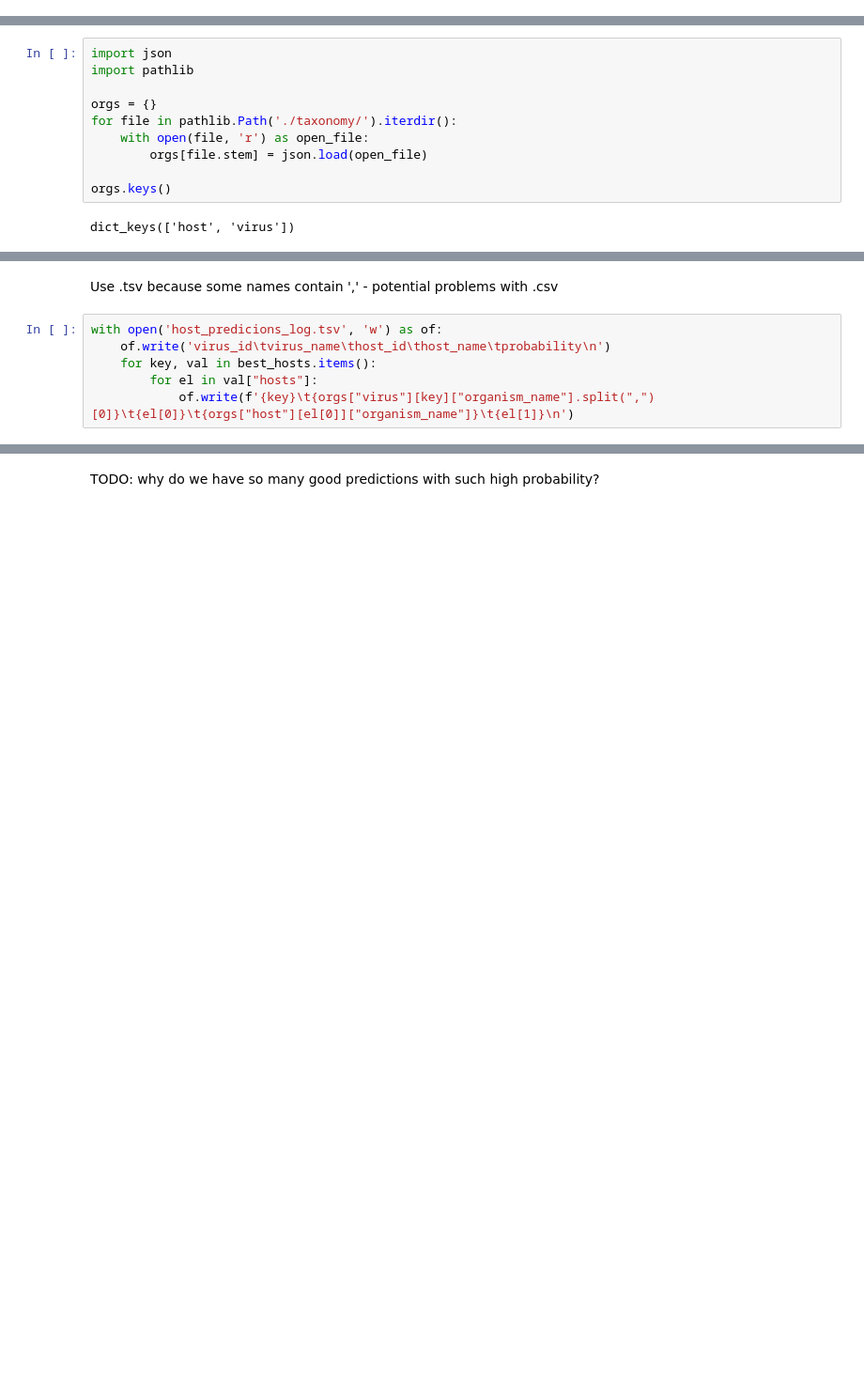
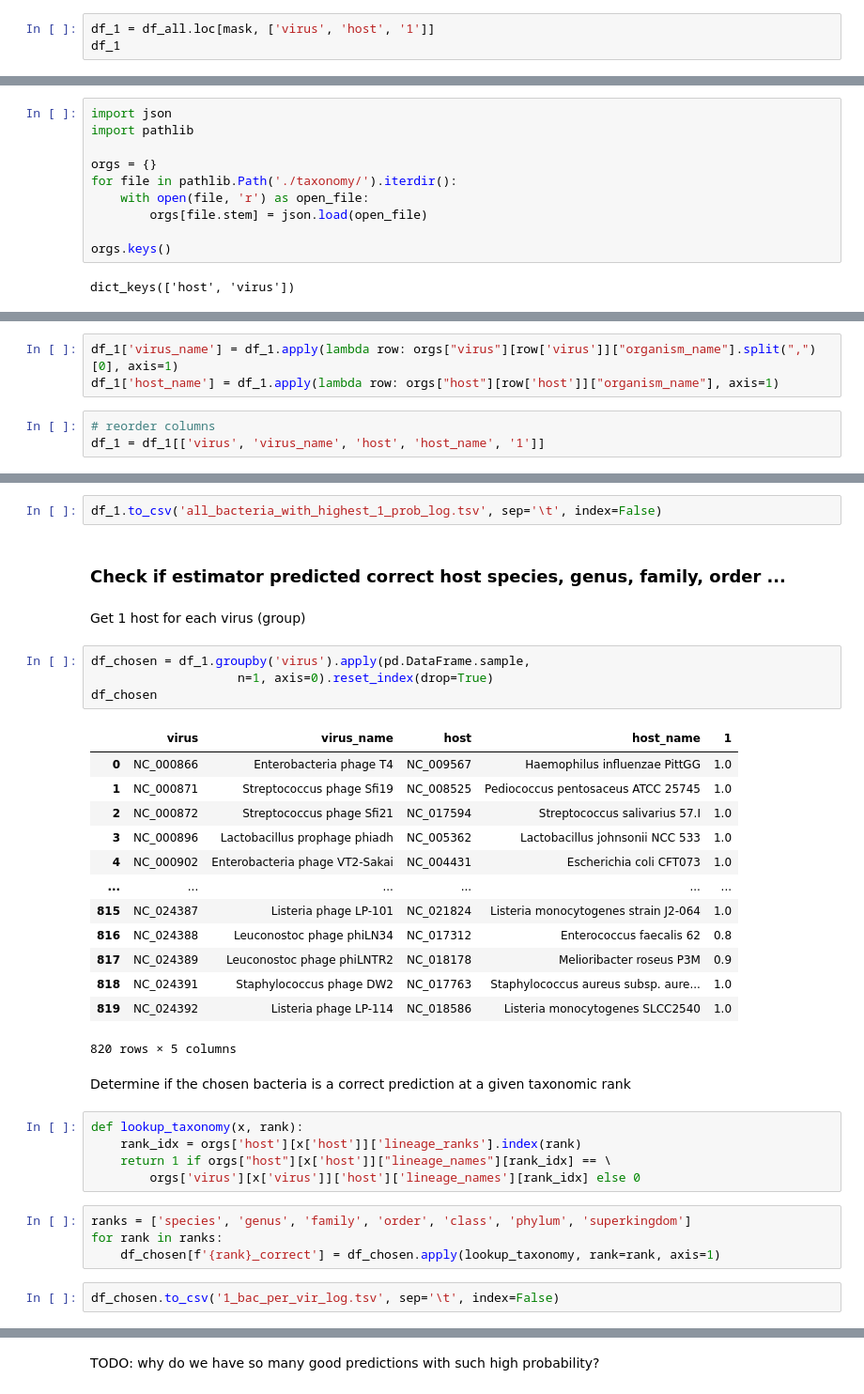
Before and after one commit to mikrzol/ML_bacteriophage_host_predicting, a Jupyter notebook: r_forest_cv.ipynb, the cells around one changed output, grey strips where cells are left out. Shown: that part at 94% size. Cells and saved outputs as stored; diff of their text form; blank space fills up the shorter version.

```diff
--- a/r_forest_cv.ipynb
+++ b/r_forest_cv.ipynb
@@ -251,0 +213,3 @@ for vir in viruses:
+# %%
+df_1 = df_all.loc[mask, ['virus', 'host', '1']]
+df_1
@@ -267,0 +248,6 @@ dict_keys(['host', 'virus'])
+# %%
+df_1['virus_name'] = df_1.apply(lambda row: orgs["virus"][row['virus']]["organism_name"].split(",")[0], axis=1)
+df_1['host_name'] = df_1.apply(lambda row: orgs["host"][row['host']]["organism_name"], axis=1)
+# %%
+# reorder columns
+df_1 = df_1[['virus', 'virus_name', 'host', 'host_name', '1']]
@@ -270,8 +260,37 @@ Write down the results to file
-# %% [markdown]
-Use .tsv because some names contain ',' - potential problems with .csv
-# %%
-with open('host_predicions_log.tsv', 'w') as of:
-    of.write('virus_id\tvirus_name\thost_id\thost_name\tprobability\n')
-    for key, val in best_hosts.items():
-        for el in val["hosts"]:
-            of.write(f'{key}\t{orgs["virus"][key]["organism_name"].split(",")[0]}\t{el[0]}\t{orgs["host"][el[0]]["organism_name"]}\t{el[1]}\n')
+# %%
+df_1.to_csv('all_bacteria_with_highest_1_prob_log.tsv', sep='\t', index=False)
+# %% [markdown]
+### Check if estimator predicted correct host species, genus, family, order ...
+# %% [markdown]
+Get 1 host for each virus (group)
+# %%
+df_chosen = df_1.groupby('virus').apply(pd.DataFrame.sample,
+                    n=1, axis=0).reset_index(drop=True)
+df_chosen
+# %% [output]
+|  | virus | virus_name | host | host_name | 1 |
+| 0 | NC_000866 | Enterobacteria phage T4 | NC_009567 | Haemophilus influenzae PittGG | 1.0 |
+| 1 | NC_000871 | Streptococcus phage Sfi19 | NC_008525 | Pediococcus pentosaceus ATCC 25745 | 1.0 |
+| 2 | NC_000872 | Streptococcus phage Sfi21 | NC_017594 | Streptococcus salivarius 57.I | 1.0 |
+| 3 | NC_000896 | Lactobacillus prophage phiadh | NC_005362 | Lactobacillus johnsonii NCC 533 | 1.0 |
+| 4 | NC_000902 | Enterobacteria phage VT2-Sakai | NC_004431 | Escherichia coli CFT073 | 1.0 |
+| ... | ... | ... | ... | ... | ... |
+| 815 | NC_024387 | Listeria phage LP-101 | NC_021824 | Listeria monocytogenes strain J2-064 | 1.0 |
+| 816 | NC_024388 | Leuconostoc phage phiLN34 | NC_017312 | Enterococcus faecalis 62 | 0.8 |
+| 817 | NC_024389 | Leuconostoc phage phiLNTR2 | NC_018178 | Melioribacter roseus P3M | 0.9 |
+| 818 | NC_024391 | Staphylococcus phage DW2 | NC_017763 | Staphylococcus aureus subsp. aure... | 1.0 |
+| 819 | NC_024392 | Listeria phage LP-114 | NC_018586 | Listeria monocytogenes SLCC2540 | 1.0 |
+820 rows × 5 columns
+# %% [markdown]
+Determine if the chosen bacteria is a correct prediction at a given taxonomic rank
+# %%
+def lookup_taxonomy(x, rank):
+    rank_idx = orgs['host'][x['host']]['lineage_ranks'].index(rank)
+    return 1 if orgs["host"][x['host']]["lineage_names"][rank_idx] == \
+        orgs['virus'][x['virus']]['host']['lineage_names'][rank_idx] else 0
+# %%
+ranks = ['species', 'genus', 'family', 'order', 'class', 'phylum', 'superkingdom']
+for rank in ranks:
+    df_chosen[f'{rank}_correct'] = df_chosen.apply(lookup_taxonomy, rank=rank, axis=1)
+# %%
+df_chosen.to_csv('1_bac_per_vir_log.tsv', sep='\t', index=False)
```
Also changed, not shown: parts of 31 cells of this notebook.
